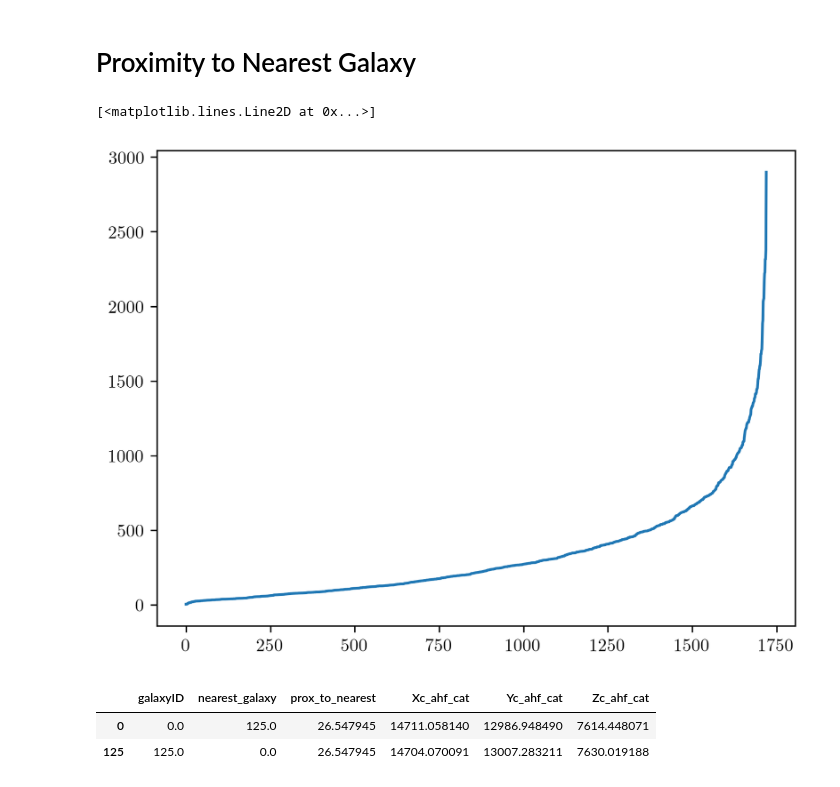
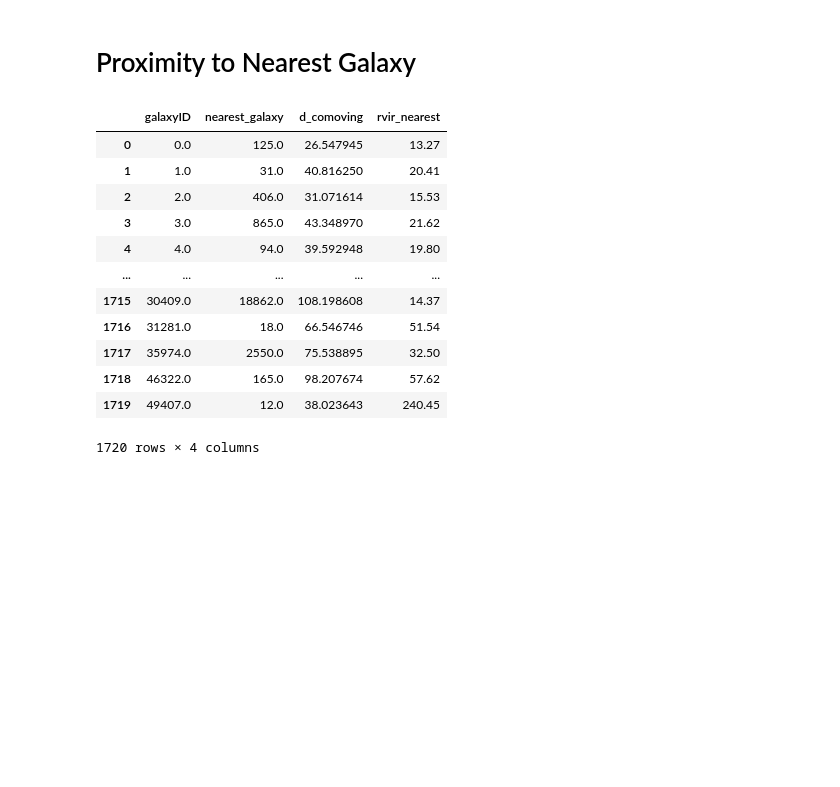
Before and after one commit to mkzeender/thesis, a Jupyter notebook: nearest_galaxy.ipynb, the cells around one changed output. Saved outputs shown, nothing was run; the diff lists cells and outputs as text; code cells hidden in the pictures; blank space fills up the shorter version.

```diff
--- a/nearest_galaxy.ipynb
+++ b/nearest_galaxy.ipynb
@@ -115,16 +79,0 @@ dat['nearest_galaxy'] = nearest_galaxy
-# %%
-sorted = dat.sort_values('prox_to_nearest')
-
-fig, ax = plt.subplots()
-
-ax.plot(list(range(dat.shape[0])), sorted.prox_to_nearest)
-# %% [output]
-[<matplotlib.lines.Line2D at 0x...>]
-[figure, removed]
-# %%
-fields = ('galaxyID', 'nearest_galaxy', 'prox_to_nearest', 'Xc_ahf_cat', 'Yc_ahf_cat', 'Zc_ahf_cat')
-dat.loc[:, fields].query('galaxyID in (125.0, 0.0)')
-# %% [output]
-|  | galaxyID | nearest_galaxy | prox_to_nearest | Xc_ahf_cat | Yc_ahf_cat | Zc_ahf_cat |
-| 0 | 0.0 | 125.0 | 26.547945 | 14711.058140 | 12986.948490 | 7614.448071 |
-| 125 | 125.0 | 0.0 | 26.547945 | 14704.070091 | 13007.283211 | 7630.019188 |
@@ -130,0 +126,17 @@ dat.loc[:, fields].query('galaxyID in (125.0, 0.0)')
+# %%
+
+result
+# %% [output]
+|  | galaxyID | nearest_galaxy | d_comoving | rvir_nearest |
+| 0 | 0.0 | 125.0 | 26.547945 | 13.27 |
+| 1 | 1.0 | 31.0 | 40.816250 | 20.41 |
+| 2 | 2.0 | 406.0 | 31.071614 | 15.53 |
+| 3 | 3.0 | 865.0 | 43.348970 | 21.62 |
+| 4 | 4.0 | 94.0 | 39.592948 | 19.80 |
+| ... | ... | ... | ... | ... |
+| 1715 | 30409.0 | 18862.0 | 108.198608 | 14.37 |
+| 1716 | 31281.0 | 18.0 | 66.546746 | 51.54 |
+| 1717 | 35974.0 | 2550.0 | 75.538895 | 32.50 |
+| 1718 | 46322.0 | 165.0 | 98.207674 | 57.62 |
+| 1719 | 49407.0 | 12.0 | 38.023643 | 240.45 |
+1720 rows × 4 columns
```
Also changed, not shown: parts of 9 cells of this notebook, 5 other files.
